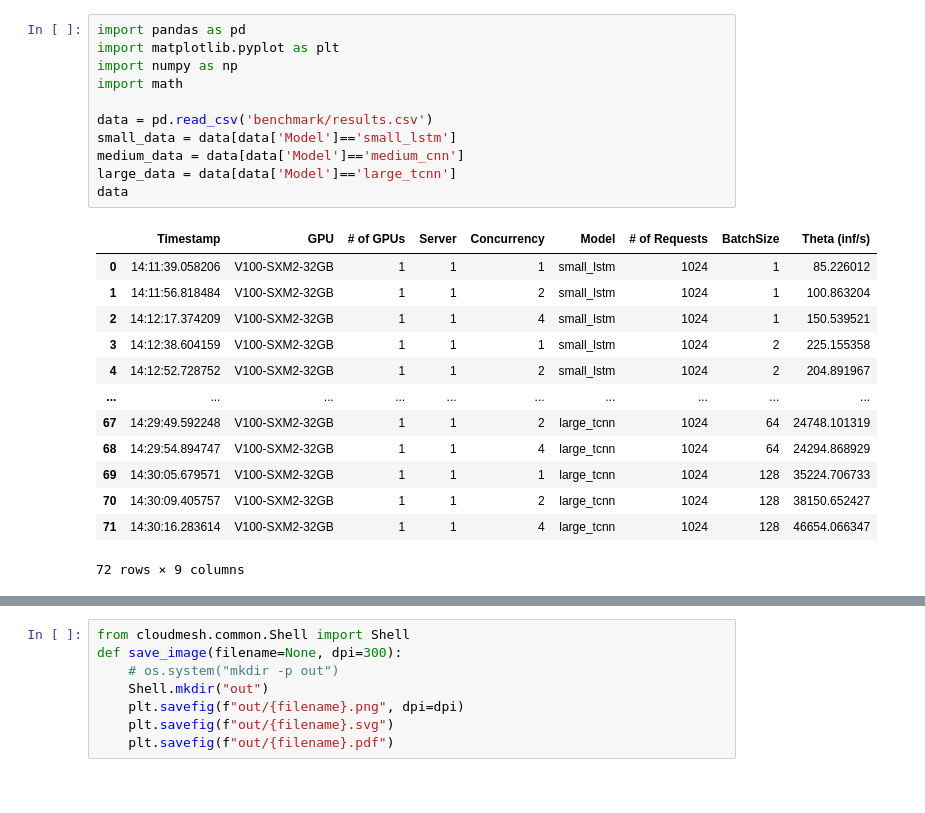
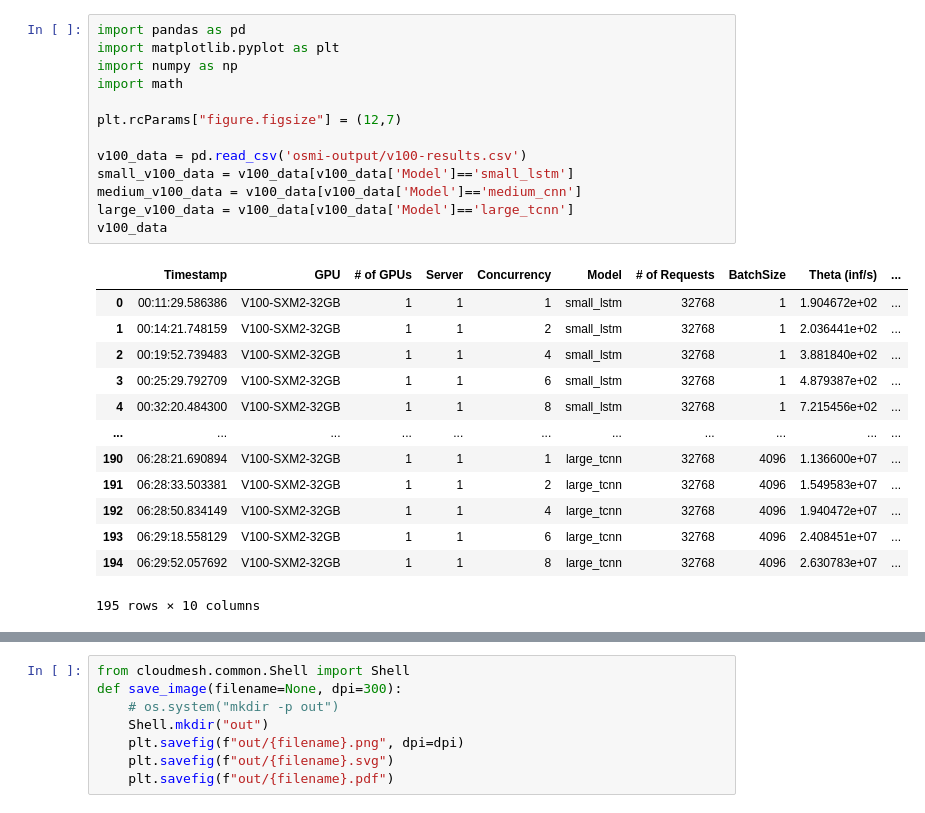
Before and after one commit to laszewsk/deprecated-osmi, a Jupyter notebook: results.ipynb, the cells around one changed output, grey strips where cells are left out. Cells and saved outputs as stored; diff of their text form.

```diff
--- a/results.ipynb
+++ b/results.ipynb
@@ -1,25 +1,27 @@
 # %%
 import pandas as pd
 import matplotlib.pyplot as plt
 import numpy as np
 import math
 
-data = pd.read_csv('benchmark/results.csv')
-small_data = data[data['Model']=='small_lstm']
-medium_data = data[data['Model']=='medium_cnn']
-large_data = data[data['Model']=='large_tcnn']
-data
+plt.rcParams["figure.figsize"] = (12,7)
+
+v100_data = pd.read_csv('osmi-output/v100-results.csv')
+small_v100_data = v100_data[v100_data['Model']=='small_lstm']
+medium_v100_data = v100_data[v100_data['Model']=='medium_cnn']
+large_v100_data = v100_data[v100_data['Model']=='large_tcnn']
+v100_data
 # %% [output]
-|  | Timestamp | GPU | # of GPUs | Server | Concurrency | Model | # of Requests | BatchSize | Theta (inf/s) |
-| 0 | 14:11:39.058206 | V100-SXM2-32GB | 1 | 1 | 1 | small_lstm | 1024 | 1 | 85.226012 |
-| 1 | 14:11:56.818484 | V100-SXM2-32GB | 1 | 1 | 2 | small_lstm | 1024 | 1 | 100.863204 |
-| 2 | 14:12:17.374209 | V100-SXM2-32GB | 1 | 1 | 4 | small_lstm | 1024 | 1 | 150.539521 |
-| 3 | 14:12:38.604159 | V100-SXM2-32GB | 1 | 1 | 1 | small_lstm | 1024 | 2 | 225.155358 |
-| 4 | 14:12:52.728752 | V100-SXM2-32GB | 1 | 1 | 2 | small_lstm | 1024 | 2 | 204.891967 |
-| ... | ... | ... | ... | ... | ... | ... | ... | ... | ... |
-| 67 | 14:29:49.592248 | V100-SXM2-32GB | 1 | 1 | 2 | large_tcnn | 1024 | 64 | 24748.101319 |
-| 68 | 14:29:54.894747 | V100-SXM2-32GB | 1 | 1 | 4 | large_tcnn | 1024 | 64 | 24294.868929 |
-| 69 | 14:30:05.679571 | V100-SXM2-32GB | 1 | 1 | 1 | large_tcnn | 1024 | 128 | 35224.706733 |
-| 70 | 14:30:09.405757 | V100-SXM2-32GB | 1 | 1 | 2 | large_tcnn | 1024 | 128 | 38150.652427 |
-| 71 | 14:30:16.283614 | V100-SXM2-32GB | 1 | 1 | 4 | large_tcnn | 1024 | 128 | 46654.066347 |
+|  | Timestamp | GPU | # of GPUs | Server | Concurrency | Model | # of Requests | BatchSize | Theta (inf/s) | ... |
+| 0 | 00:11:29.586386 | V100-SXM2-32GB | 1 | 1 | 1 | small_lstm | 32768 | 1 | 1.904672e+02 | ... |
+| 1 | 00:14:21.748159 | V100-SXM2-32GB | 1 | 1 | 2 | small_lstm | 32768 | 1 | 2.036441e+02 | ... |
+| 2 | 00:19:52.739483 | V100-SXM2-32GB | 1 | 1 | 4 | small_lstm | 32768 | 1 | 3.881840e+02 | ... |
+| 3 | 00:25:29.792709 | V100-SXM2-32GB | 1 | 1 | 6 | small_lstm | 32768 | 1 | 4.879387e+02 | ... |
+| 4 | 00:32:20.484300 | V100-SXM2-32GB | 1 | 1 | 8 | small_lstm | 32768 | 1 | 7.215456e+02 | ... |
+| ... | ... | ... | ... | ... | ... | ... | ... | ... | ... | ... |
+| 190 | 06:28:21.690894 | V100-SXM2-32GB | 1 | 1 | 1 | large_tcnn | 32768 | 4096 | 1.136600e+07 | ... |
+| 191 | 06:28:33.503381 | V100-SXM2-32GB | 1 | 1 | 2 | large_tcnn | 32768 | 4096 | 1.549583e+07 | ... |
+| 192 | 06:28:50.834149 | V100-SXM2-32GB | 1 | 1 | 4 | large_tcnn | 32768 | 4096 | 1.940472e+07 | ... |
+| 193 | 06:29:18.558129 | V100-SXM2-32GB | 1 | 1 | 6 | large_tcnn | 32768 | 4096 | 2.408451e+07 | ... |
+| 194 | 06:29:52.057692 | V100-SXM2-32GB | 1 | 1 | 8 | large_tcnn | 32768 | 4096 | 2.630783e+07 | ... |
-72 rows × 9 columns
+195 rows × 10 columns
```
Also changed, not shown: parts of 10 cells of this notebook, 2 other files.
